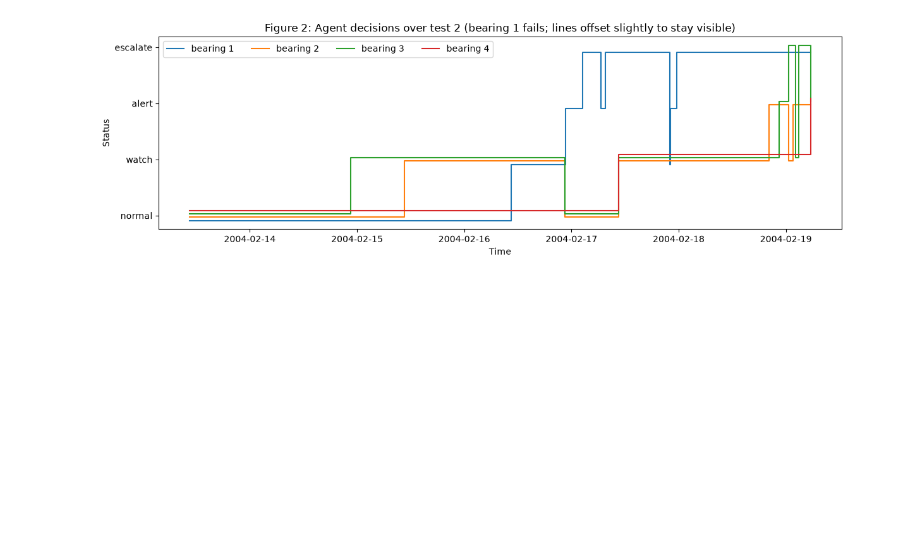
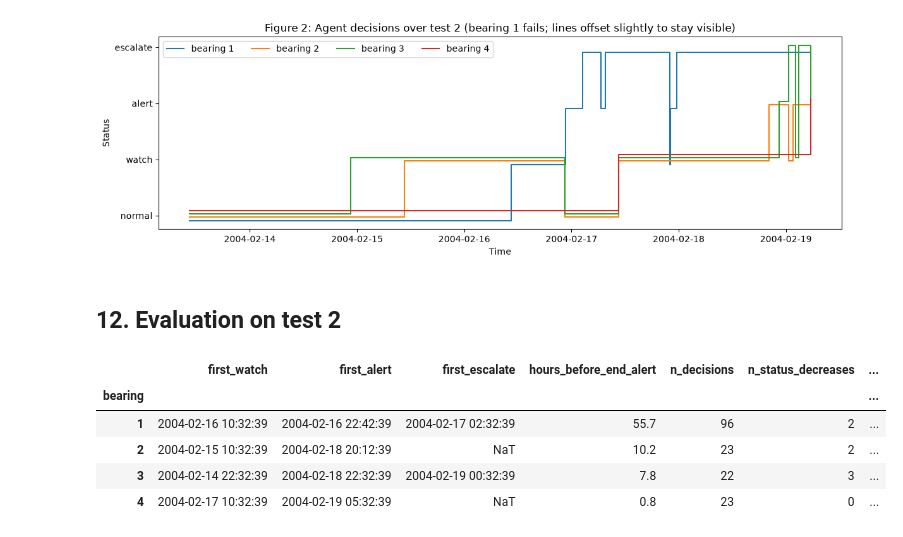
Before and after one commit to MinKhaungMinLwin/bearing-monitoring-agent, a Jupyter notebook: agentic_system.ipynb, the cells around one changed output. Drawn from its saved outputs; the diff is of its cells as text; code cells hidden in the pictures; blank space fills up the shorter version.

Commit message:
feat: Add Evaluation on test 2

```diff
--- a/agentic_system.ipynb
+++ b/agentic_system.ipynb
@@ -638,3 +638,30 @@ ax.set_xlabel("Time"); ax.set_ylabel("Status"); ax.legend(ncol=4)
 plt.tight_layout(); plt.savefig("figures/fig2_decisions.png", dpi=150); plt.show()
 # %% [output]
 [figure]
+# %% [markdown]
+## 12. Evaluation on test 2
+# %%
+## 12. Evaluation on test 2
+END = feat.time.max()
+real = dec[dec.why != "invalid_data"].copy()
+lvl = {"normal": 0, "watch": 1, "alert": 2, "escalate": 3}
+real["lvl"] = real.status.map(lvl)
+
+rows = []
+for b, d_ in real.groupby("bearing"):
+    first = lambda s: d_[d_.lvl >= lvl[s]].time.min()
+    downs = (d_.lvl.diff() < 0).sum()                     # times the agent lowered its status
+    rows.append({"bearing": b,
+                 "first_watch": first("watch"), "first_alert": first("alert"), "first_escalate": first("escalate"),
+                 "hours_before_end_alert": round((END - first("alert")).total_seconds() / 3600, 1) if pd.notna(first("alert")) else None,
+                 "n_decisions": len(d_), "n_status_decreases": int(downs),
+                 "faults_named": d_.fault.value_counts().to_dict()})
+summary = pd.DataFrame(rows).set_index("bearing")
+summary
+# %% [output]
+|  | first_watch | first_alert | first_escalate | hours_before_end_alert | n_decisions | n_status_decreases | ... |
+| bearing |  |  |  |  |  |  | ... |
+| 1 | 2004-02-16 10:32:39 | 2004-02-16 22:42:39 | 2004-02-17 02:32:39 | 55.7 | 96 | 2 | ... |
+| 2 | 2004-02-15 10:32:39 | 2004-02-18 20:12:39 | NaT | 10.2 | 23 | 2 | ... |
+| 3 | 2004-02-14 22:32:39 | 2004-02-18 22:32:39 | 2004-02-19 00:32:39 | 7.8 | 22 | 3 | ... |
+| 4 | 2004-02-17 10:32:39 | 2004-02-19 05:32:39 | NaT | 0.8 | 23 | 0 | ... |
```
